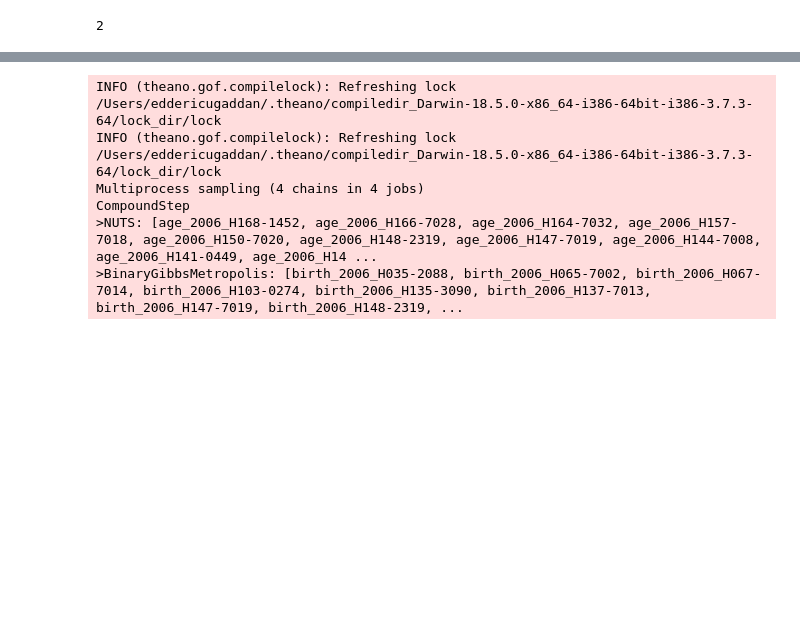
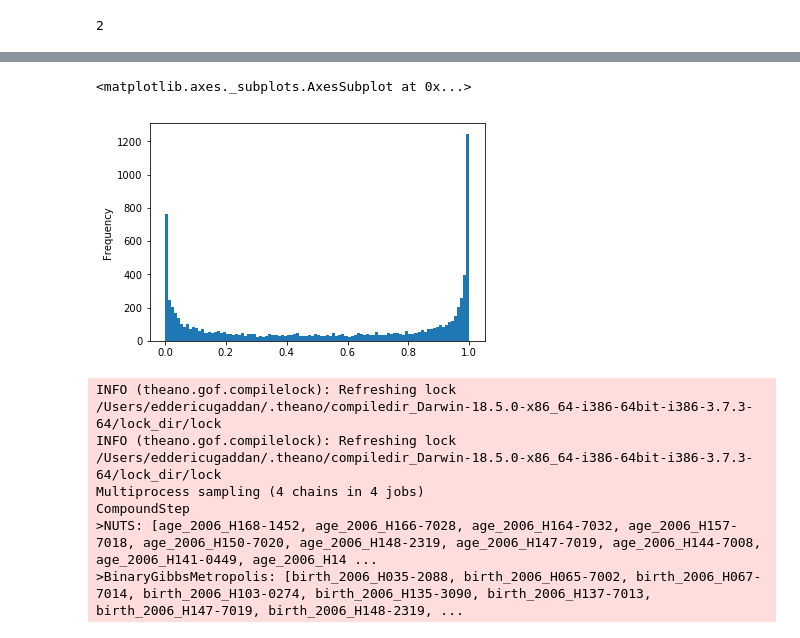
Before and after one commit to Edderic/mics-whales, a Jupyter notebook: mics-whales-new.ipynb, the cells around one changed output, grey strips where cells are left out. Cells and saved outputs as stored; diff of their text form; code cells hidden in the pictures; blank space fills up the shorter version.

```diff
--- a/mics-whales-new.ipynb
+++ b/mics-whales-new.ipynb
@@ -863,3 +745,11 @@ GridSpec(1, 2, width_ratios=[3, 1])
+# %%
+def logistic(x):
+    return 1.0 / (1.0 + np.exp(-x))
+# %%
+pd.Series(logistic(traces['alpha_birth_2005'] + traces['beta_birth_repr_active_2005'])).plot.hist(bins=100)
+# %% [output]
+<matplotlib.axes._subplots.AxesSubplot at 0x...>
+[figure, added]
 # %%
 with pm.Model() as model_2006:
     pymc_objects = {}
```
Also changed, not shown: parts of 25 cells of this notebook.
